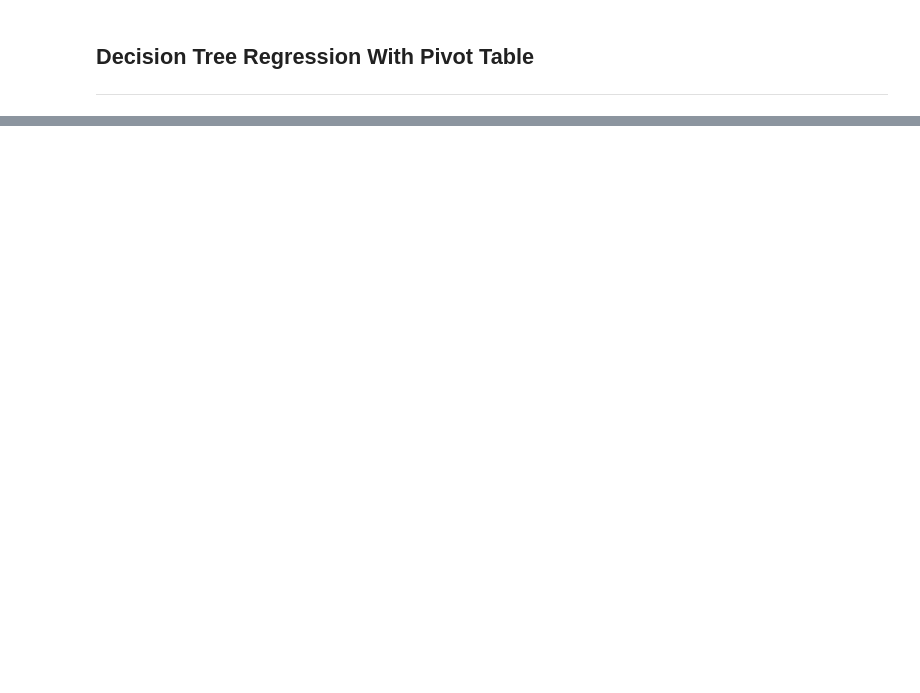
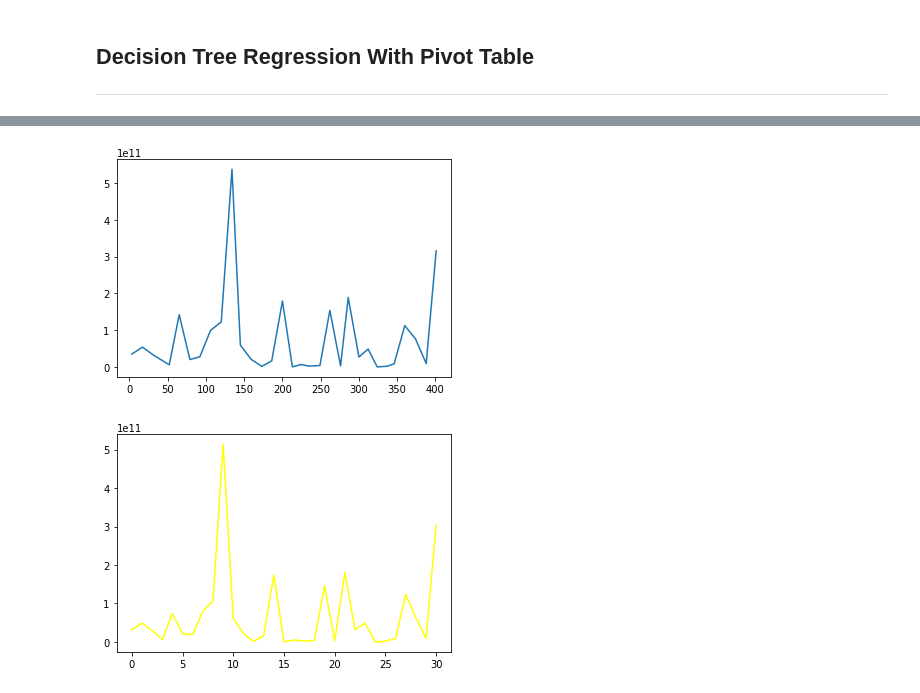
Before and after one commit to taredalen/AirPollutionPrediction, a Jupyter notebook: prediction/F1Prediction.ipynb, the cells around one changed output, grey strips where cells are left out. Saved outputs shown, nothing was run; the diff lists cells and outputs as text; code cells hidden in the pictures; blank space fills up the shorter version.

```diff
--- a/prediction/F1Prediction.ipynb
+++ b/prediction/F1Prediction.ipynb
@@ -180,0 +273,8 @@ Rows for total_f : 3
+# %%
+plt.plot(y_test)
+plt.show()
+plt.plot(y_pred, color='yellow')
+plt.show()
+# %% [output]
+[figure, added]
+[figure, added]
```
Also changed, not shown: parts of 21 cells of this notebook.
